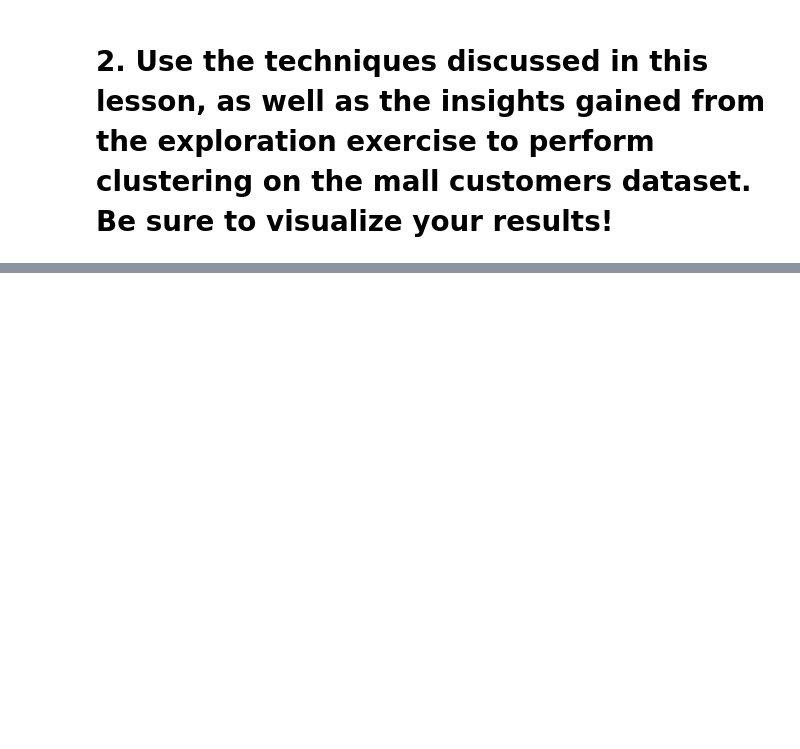
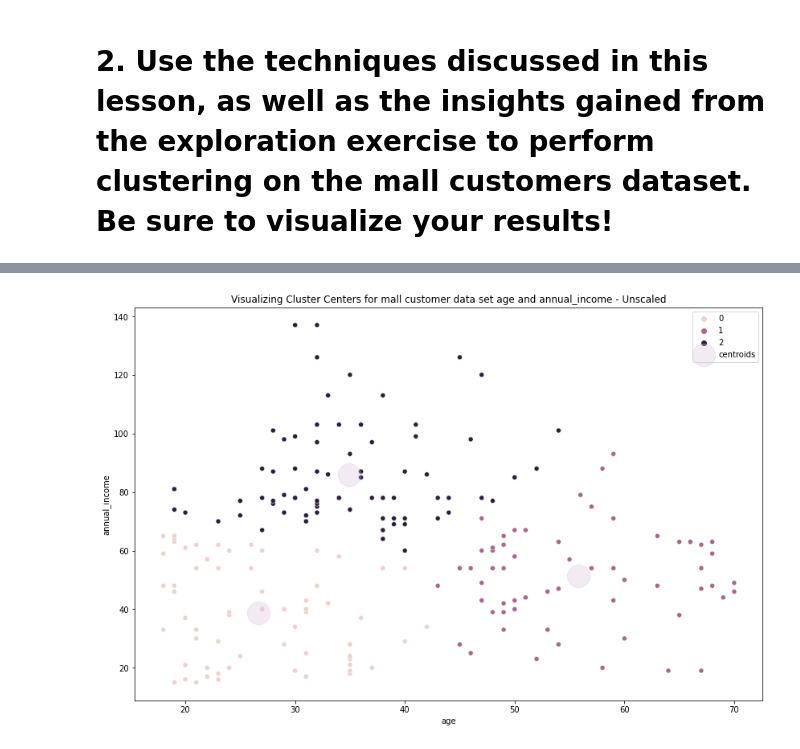
Before and after one commit to katherinesalazar/clustering-exercises, a Jupyter notebook: iris_modeling.ipynb, the cells around one changed output, grey strips where cells are left out. Saved outputs shown, nothing was run; the diff lists cells and outputs as text; code cells hidden in the pictures; blank space fills up the shorter version.

```diff
--- a/iris_modeling.ipynb
+++ b/iris_modeling.ipynb
@@ -629,0 +717,7 @@ for ax, k in zip(axs.ravel(), range(2, 6)):
+# %%
+# Scale the X
+
+from sklearn.preprocessing import StandardScaler
+
+scaler = StandardScaler().fit(X)
+X_scaled = pd.DataFrame(scaler.transform(X), columns= X.columns).set_index([X.index.values])
@@ -629,0 +807,4 @@ for ax, k in zip(axs.ravel(), range(2, 6)):
+# %%
+# Centriods for unscaled data?
+centroids = df.groupby('cluster')['age', 'annual_income'].mean()
+centroids
@@ -629,0 +864,19 @@ for ax, k in zip(axs.ravel(), range(2, 6)):
+# %%
+# lets visualize the clusters along with the centers on unscaled data
+plt.figure(figsize=(14, 9))
+
+# scatter plot of data with hue for cluster
+sns.scatterplot(x = 'age', y ='annual_income', data = df, hue = 'cluster')
+
+
+# plot cluster centers (centroids)
+centroids.plot.scatter(x = 'age', y = 'annual_income',
+                             ax = plt.gca(),
+                             s= 800,
+                             color = 'thistle',
+                             alpha = 0.3,
+                             label = 'centroids')
+plt.title('Visualizing Cluster Centers for mall customer data set age and annual_income - Unscaled')
+plt.legend();
+# %% [output]
+[figure, added]
```
Also changed, not shown: parts of 21 cells of this notebook.
